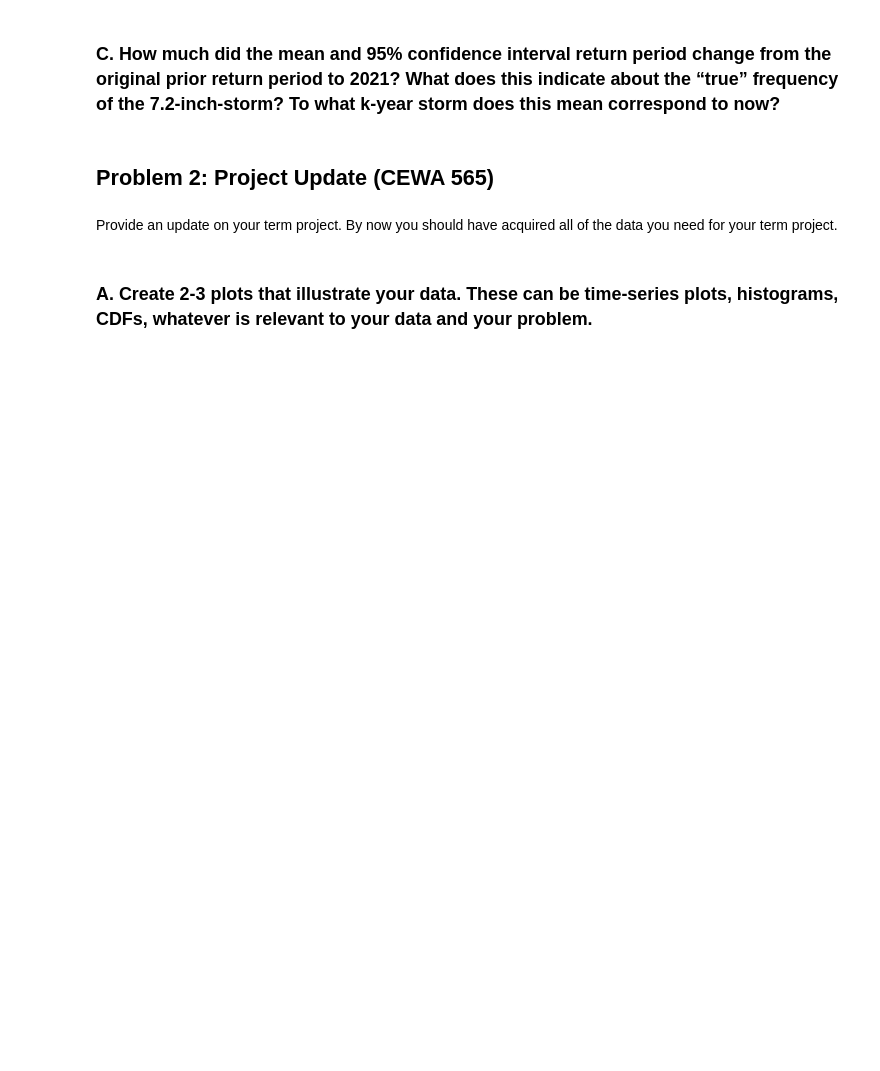
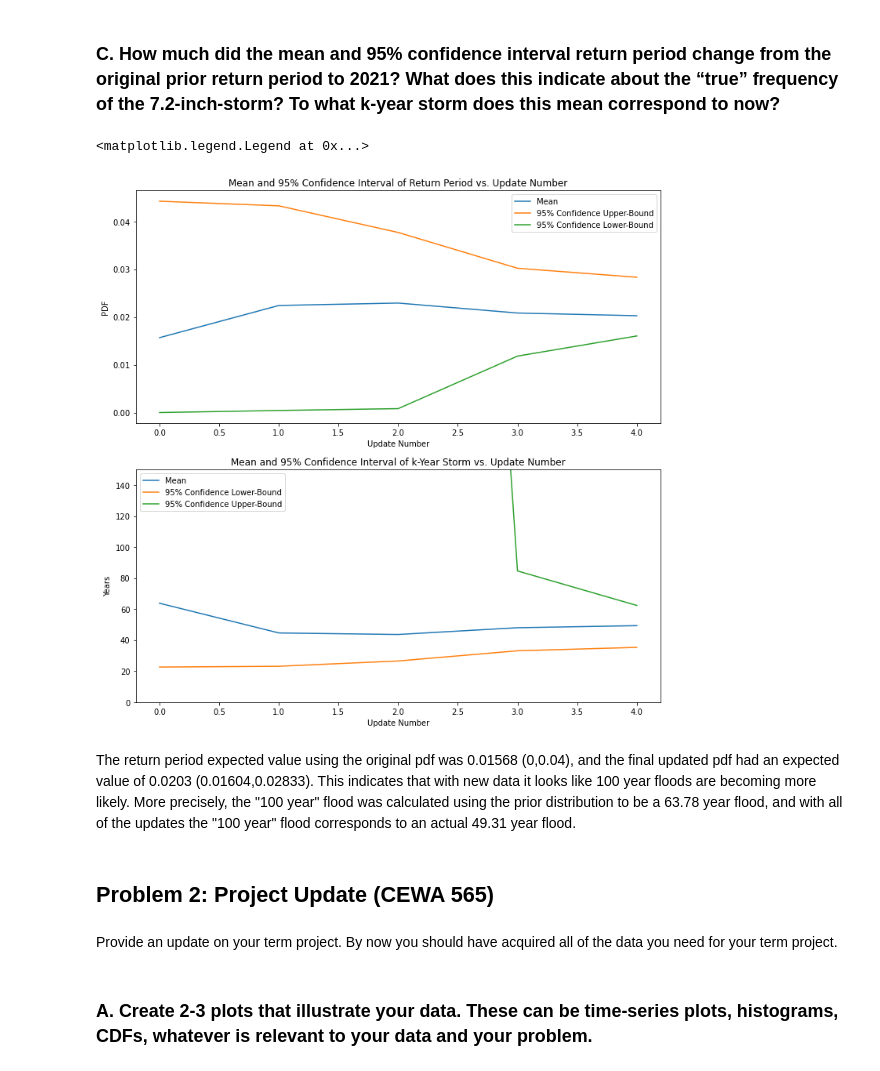
Before and after one commit to egagli/cewa565, a Jupyter notebook: homework/6/hw6.ipynb, the cells around one changed output. Cells and saved outputs as stored; diff of their text form; code cells hidden in the pictures; blank space fills up the shorter version.

```diff
--- a/homework/6/hw6.ipynb
+++ b/homework/6/hw6.ipynb
@@ -33,0 +62,9 @@ There is some uncertainty about the original likelihood, so we want to determine
+# %%
+# calculate prior expected and confidence interval
+prior_expected = np.sum(nyc_precip['PDF'] * nyc_precip['Storm Probability'])
+f = scipy.interpolate.interp1d(nyc_precip['CDF'], nyc_precip['Storm Probability'])
+upper = f(0.975)
+#lower = f(0.025)
+lower = 0
+print(f'Our mean expected value is {prior_expected:.2} and the 95% confidence interval is {lower} - {upper:.2}. (Since the CDF starts at 0.04 for a storm probability of 0, we must adjust our interval accordingly)')
+print(f'The corresponding k-year storm is {1/prior_expected:0.3} years')
@@ -43,5 +164,32 @@ In this problem, A is the true likelihood of the storm's occurrence, and B are t
 # %% [markdown]
 ### C. How much did the mean and 95% confidence interval return period change from the original prior return period to 2021? What does this indicate about the “true” frequency of the 7.2-inch-storm? To what k-year storm does this mean correspond to now?
+# %%
+f,ax=plt.subplots(2,1,figsize=(12,12))
+full_expected = np.append(prior_expected,post_expected)
+full_upper = np.append(upper,post_upper)
+full_lower = np.append(lower,post_lower)
+
+ax[0].plot(full_expected,label='Mean')
+ax[0].plot(full_upper,label='95% Confidence Upper-Bound')
+ax[0].plot(full_lower,label='95% Confidence Lower-Bound')
+ax[0].set_title('Mean and 95% Confidence Interval of Return Period vs. Update Number')
+ax[0].set_xlabel('Update Number')
+ax[0].set_ylabel('PDF')
+ax[0].legend()
+
+ax[1].plot(1/full_expected,label='Mean')
+ax[1].plot(1/full_upper,label='95% Confidence Lower-Bound')
+ax[1].plot(1/full_lower,label='95% Confidence Upper-Bound')
+ax[1].set_title('Mean and 95% Confidence Interval of k-Year Storm vs. Update Number')
+ax[1].set_xlabel('Update Number')
+ax[1].set_ylabel('Years')
+ax[1].set_ylim([0,150])
+ax[1].legend()
+# %% [output]
+<matplotlib.legend.Legend at 0x...>
+[figure, added]
+# %% [markdown]
+The return period expected value using the original pdf was 0.01568 (0,0.04), and the final updated pdf had an expected value of 0.0203 (0.01604,0.02833). This indicates that with new data it looks like 100 year floods are becoming more likely. More precisely, the "100 year" flood was calculated using the prior distribution to be a 63.78 year flood, and with all of the updates the "100 year" flood corresponds to an actual 49.31 year flood.
 # %% [markdown]
 ## Problem 2: Project Update (CEWA 565)
 # %% [markdown]
```
Also changed, not shown: parts of 16 cells of this notebook, 2 other files.
